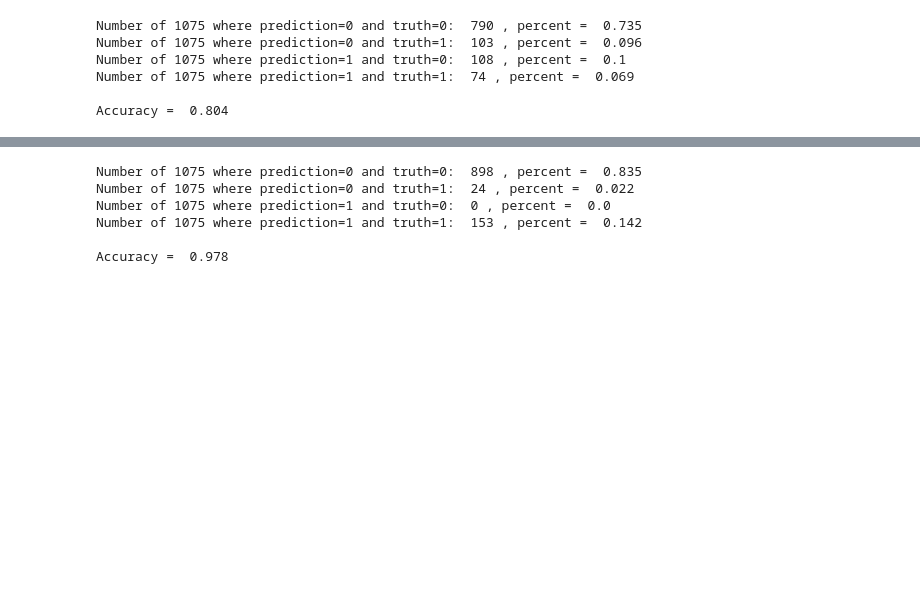
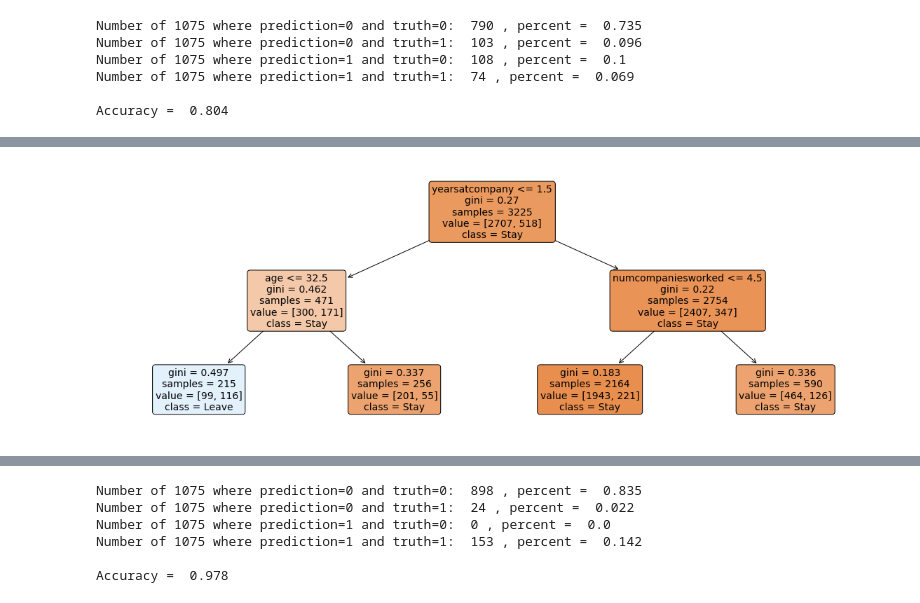
Before and after one commit to nojeffries/final-project, a Jupyter notebook: final-hr-analytics.ipynb, the cells around one changed output, grey strips where cells are left out. Saved outputs shown, nothing was run; the diff lists cells and outputs as text; code cells hidden in the pictures; blank space fills up the shorter version.

```diff
--- a/final-hr-analytics.ipynb
+++ b/final-hr-analytics.ipynb
@@ -423,0 +427,25 @@ print(cm_rf)
+# %%
+#from sklearn.tree import DecisionTreeClassifier
+#from sklearn.tree import plot_tree
+#import matplotlib.pyplot as plt
+#import sklearn
+#from sklearn import tree
+
+#clf_tree = DecisionTreeClassifier(max_depth=3,splitter="random")
+clf_tree = DecisionTreeClassifier(max_depth=2)
+clf_tree.fit(X_tr,y_tr)
+#plot_tree(clf_tree)
+plt.figure(figsize=(20,7))
+
+a=plot_tree(clf_tree,feature_names=X_tr.columns,
+              class_names = ['Stay','Leave'],filled=True,rounded=True,
+             fontsize=14)
+#plot_tree(clf_tree)
+
+#clf_tree = DecisionTreeClassifier(max_depth=4)
+#clf_tree.fit(X_tr,y_tr)
+#plt.figure(figsize=(20,7))
+#plot_tree(clf_tree,filled=True)
+#plt.show()
+# %% [output]
+[figure, added]
```
Also changed, not shown: parts of 24 cells of this notebook, 2 other files.
